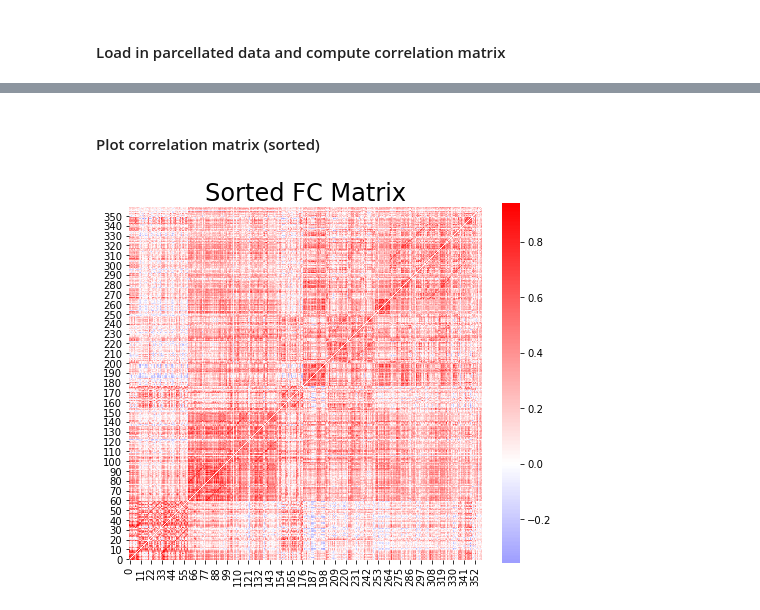
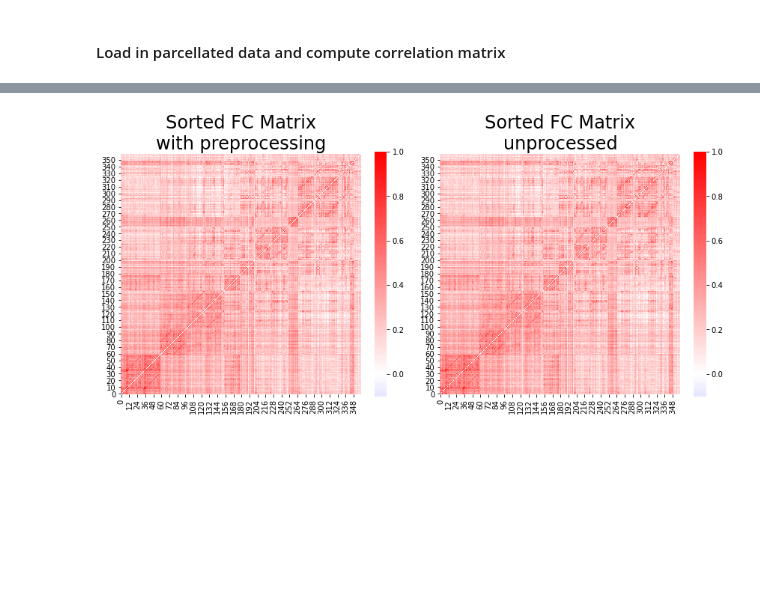
Before and after one commit to ito-takuya/mdtb_data, a Jupyter notebook: scripts/rsfc_validation.ipynb, the cells around one changed output, grey strips where cells are left out. Drawn from its saved outputs; the diff is of its cells as text; code cells hidden in the pictures; blank space fills up the shorter version.

```diff
--- a/scripts/rsfc_validation.ipynb
+++ b/scripts/rsfc_validation.ipynb
@@ -36,26 +37,29 @@ def loadRawParcellatedData(sess,run,datadir='/gpfs/loomis/project/n3/Studies/Mur
 #### Load in parcellated data and compute correlation matrix
 # %%
 corrmats = []
+corrmats_unproc = []
 for sub in subIDs:
 
     for run in runs:
 
-#         try:
-#             h5f = h5py.File(datadir + sub + '_b2_rsfMRI_qunex_' + run + '.h5','r')
-#             ts = h5f['residuals'][:]
-#             h5f.close()
-#             mat = np.corrcoef(ts)
-#             np.fill_diagonal(mat,0)
-#             corrmats.append(mat)
-#         except:
-#             print('Subject', sub, '| run', run, ' does not exist... skipping')
+        try:
+            h5f = h5py.File(datadir + sub + '_b2_rsfMRI_qunex_' + run + '.h5','r')
+            ts = h5f['residuals'][:]
+            h5f.close()
+            np.sum(np.mean(ts,axis=1)==0)
+            mat = np.corrcoef(ts)
+            if np.sum(np.isnan(mat))>0: print(sub, run)
+            np.fill_diagonal(mat,0)
+            corrmats.append(mat)
+        except:
+            print('Subject', sub, '| run', run, ' does not exist... skipping')
 
         try:
             sess = sub + '_b2'
             ts = loadRawParcellatedData(sess,run)
-#             mat = np.corrcoef(ts.T)
+            mat = np.corrcoef(ts.T)
             np.fill_diagonal(mat,0)
-            corrmats.append(mat)
+            corrmats_unproc.append(mat)
         except:
             print('Subject', sub, '| run', run, ' does not exist... skipping')
 
@@ -64,6 +68,7 @@ for sub in subIDs:
 
 
 corrmats = np.asarray(corrmats)
+corrmats_unproc = np.asarray(corrmats_unproc)
 # %% [output]
 * deprecated from version: 3.0
 * Will raise <class 'nibabel.deprecator.ExpiredDeprecationError'> as of version: 5.0
@@ -118,12 +93,19 @@ for i in range(corrmats.shape[0]):
-# %% [markdown]
-#### Plot correlation matrix (sorted)
 # %%
+
+plt.figure(figsize=(14,7))
+plt.subplot(121)
 fcmat = np.mean(corrmats,axis=0)
 fcmat_sorted = fcmat[indsort,indsort.T]
-plt.figure(figsize=(7,7))
-ax = sns.heatmap(fcmat_sorted,square=True,center=0,cmap='bwr',cbar_kws={'fraction':0.046})
+ax = sns.heatmap(fcmat_sorted,square=True,center=0,vmax=1,vmin=-.1,cmap='bwr',cbar_kws={'fraction':0.046})
 ax.invert_yaxis()
-plt.title('Sorted FC Matrix',fontsize=24)
-plt.show()
+plt.title('Sorted FC Matrix\nwith preprocessing',fontsize=24);
+
+plt.subplot(122)
+fcmat = np.mean(corrmats_unproc,axis=0)
+fcmat_sorted = fcmat[indsort,indsort.T]
+ax = sns.heatmap(fcmat_sorted,square=True,center=0,vmax=1,vmin=-.1,cmap='bwr',cbar_kws={'fraction':0.046})
+ax.invert_yaxis()
+plt.title('Sorted FC Matrix\nunprocessed',fontsize=24);
+# plt.show()
 # %% [output]
-[figure, old version]
+[figure, new version]
```
Also changed, not shown: parts of 7 cells of this notebook, 2 other files.
